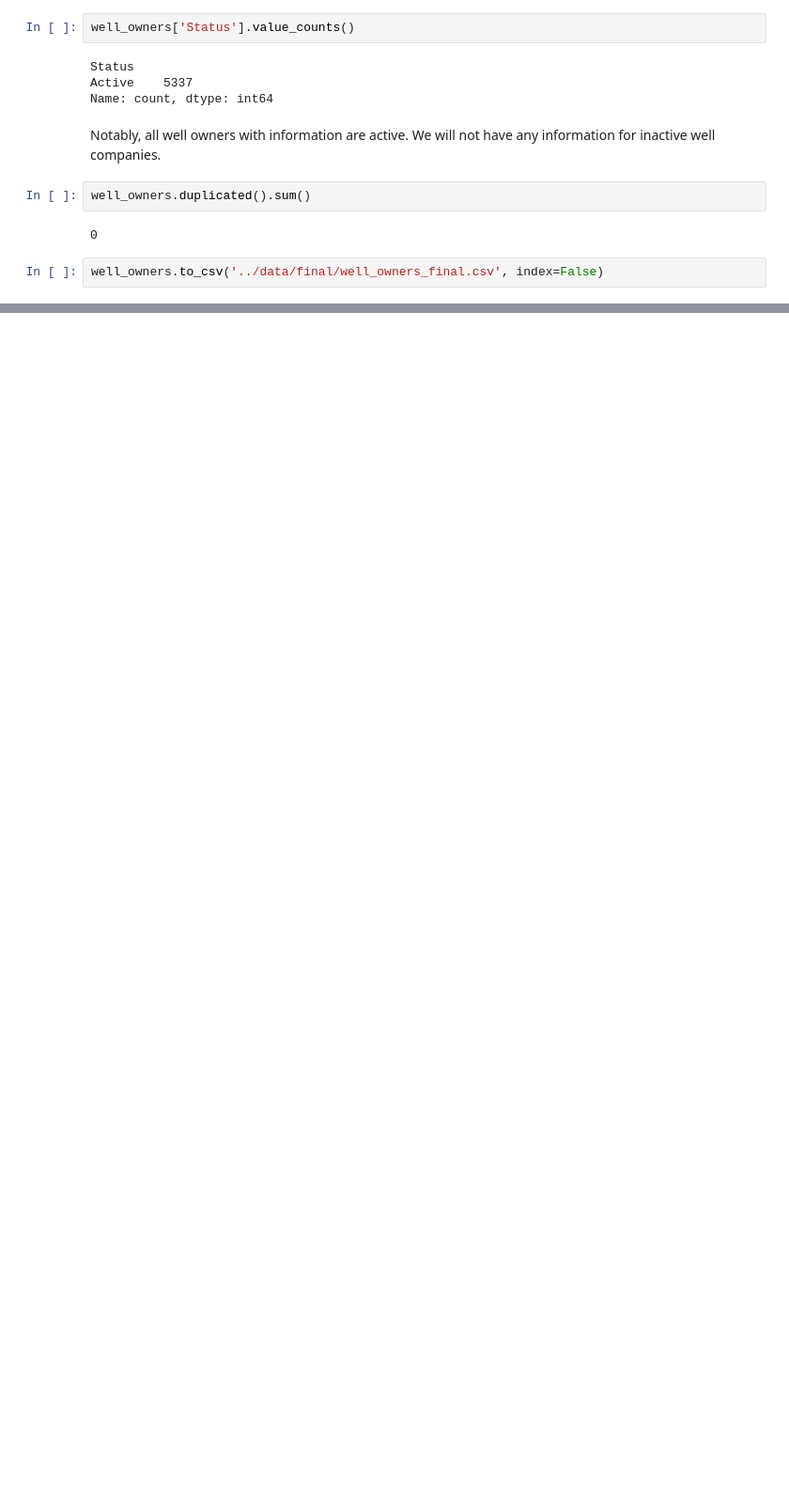
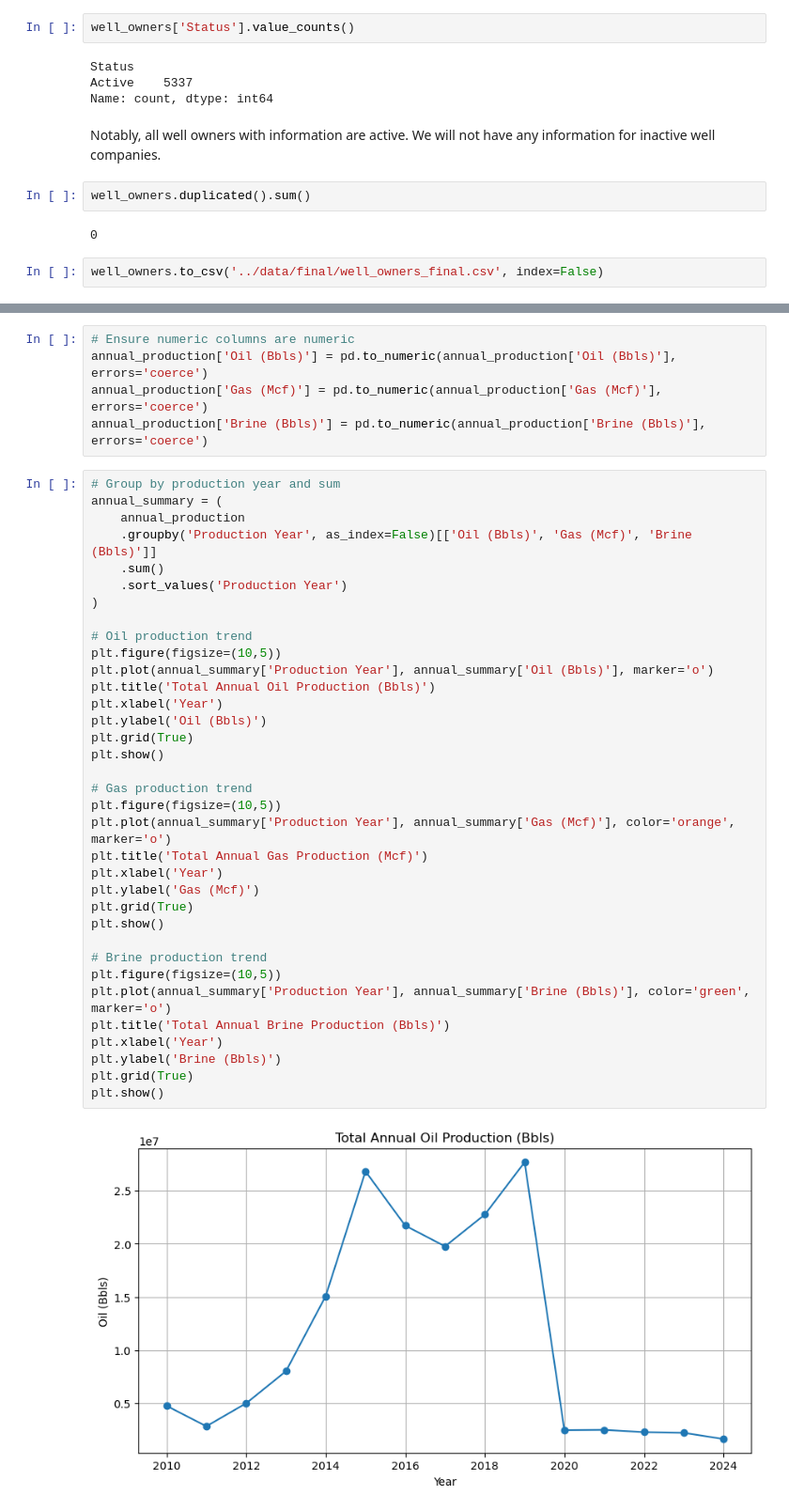
Before and after one commit to Aguilar0126/Two-Birds-One-Stonebridge, a Jupyter notebook: notebooks/exploratory_analysis.ipynb, the cells around one changed output, grey strips where cells are left out. Shown at 94% size. Drawn from its saved outputs; the diff is of its cells as text; blank space fills up the shorter version.

```diff
--- a/notebooks/exploratory_analysis.ipynb
+++ b/notebooks/exploratory_analysis.ipynb
@@ -673,0 +674,42 @@ well_owners.to_csv('../data/final/well_owners_final.csv', index=False)
+# %%
+# Ensure numeric columns are numeric
+annual_production['Oil (Bbls)'] = pd.to_numeric(annual_production['Oil (Bbls)'], errors='coerce')
+annual_production['Gas (Mcf)'] = pd.to_numeric(annual_production['Gas (Mcf)'], errors='coerce')
+annual_production['Brine (Bbls)'] = pd.to_numeric(annual_production['Brine (Bbls)'], errors='coerce')
+# %%
+# Group by production year and sum
+annual_summary = (
+    annual_production
+    .groupby('Production Year', as_index=False)[['Oil (Bbls)', 'Gas (Mcf)', 'Brine (Bbls)']]
+    .sum()
+    .sort_values('Production Year')
+)
+
+# Oil production trend
+plt.figure(figsize=(10,5))
+plt.plot(annual_summary['Production Year'], annual_summary['Oil (Bbls)'], marker='o')
+plt.title('Total Annual Oil Production (Bbls)')
+plt.xlabel('Year')
+plt.ylabel('Oil (Bbls)')
+plt.grid(True)
+plt.show()
+
+# Gas production trend
+plt.figure(figsize=(10,5))
+plt.plot(annual_summary['Production Year'], annual_summary['Gas (Mcf)'], color='orange', marker='o')
+plt.title('Total Annual Gas Production (Mcf)')
+plt.xlabel('Year')
+plt.ylabel('Gas (Mcf)')
+plt.grid(True)
+plt.show()
+
+# Brine production trend
+plt.figure(figsize=(10,5))
+plt.plot(annual_summary['Production Year'], annual_summary['Brine (Bbls)'], color='green', marker='o')
+plt.title('Total Annual Brine Production (Bbls)')
+plt.xlabel('Year')
+plt.ylabel('Brine (Bbls)')
+plt.grid(True)
+plt.show()
+# %% [output]
+[figure, added]
```
Also changed, not shown: parts of 15 cells of this notebook, 4 other files.
